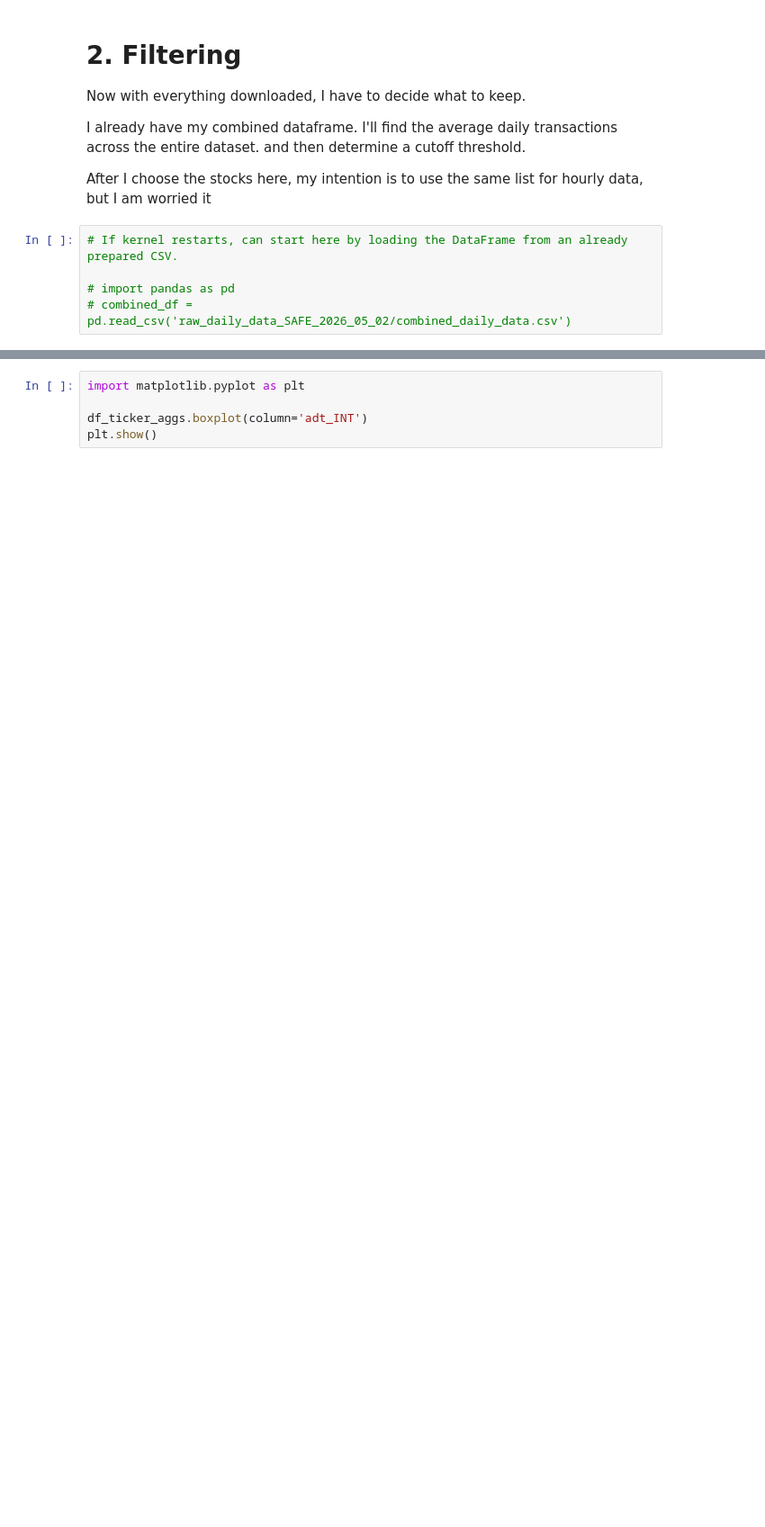
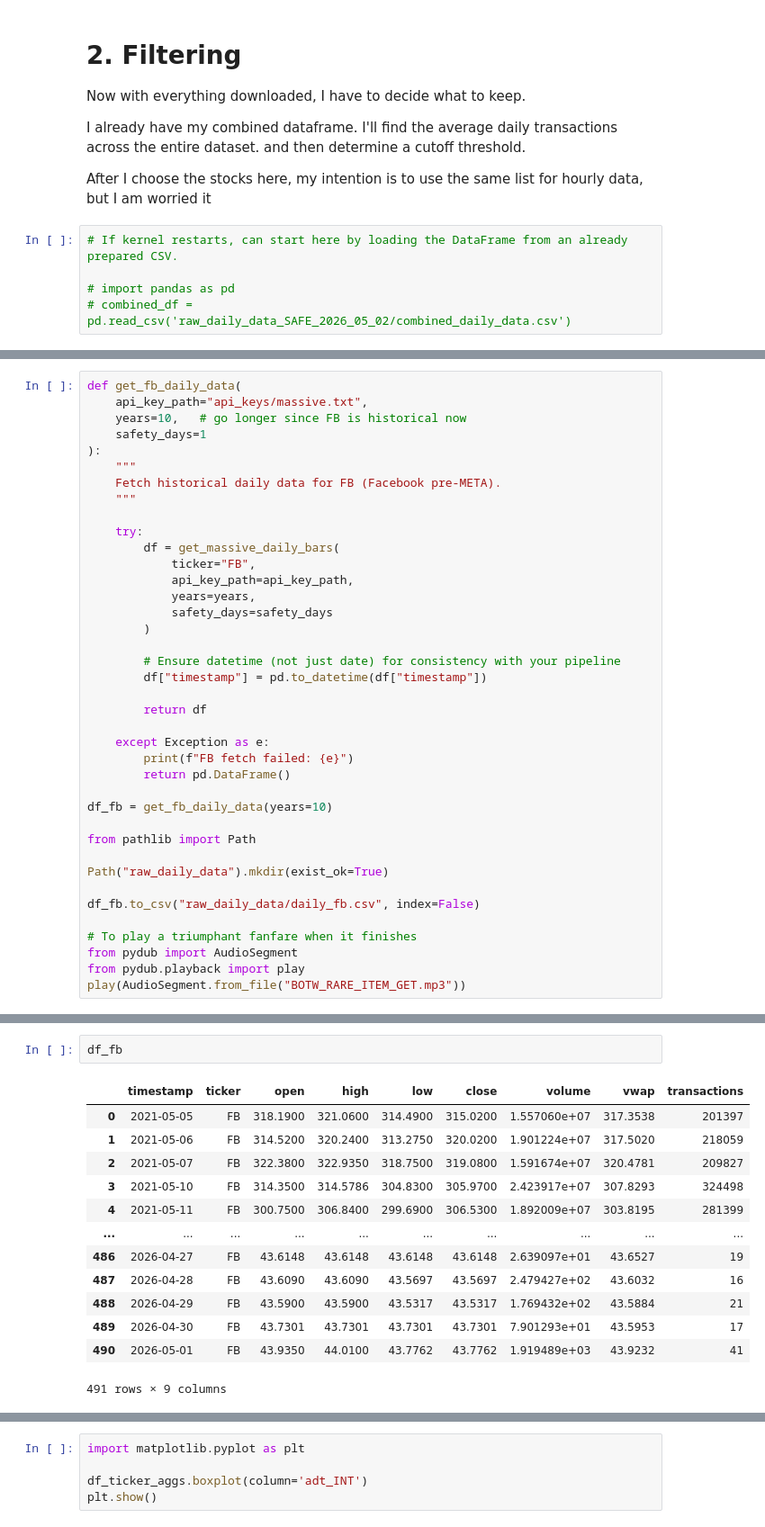
Before and after one commit to matthewcavanaugh96/megalabs, a Jupyter notebook: stock_prediction/1a - Daily Data ETL attempt 3.ipynb, the cells around one changed output, grey strips where cells are left out. Shown at 90% size. Cells and saved outputs as stored; diff of their text form; blank space fills up the shorter version.

```diff
--- a/stock_prediction/1a - Daily Data ETL.ipynb
+++ b/stock_prediction/1a - Daily Data ETL attempt 3.ipynb
@@ -370,0 +406,39 @@ combined_df
+# %%
+def get_fb_daily_data(
+    api_key_path="api_keys/massive.txt",
+    years=10,   # go longer since FB is historical now
+    safety_days=1
+):
+    """
+    Fetch historical daily data for FB (Facebook pre-META).
+    """
+
+    try:
+        df = get_massive_daily_bars(
+            ticker="FB",
+            api_key_path=api_key_path,
+            years=years,
+            safety_days=safety_days
+        )
+
+        # Ensure datetime (not just date) for consistency with your pipeline
+        df["timestamp"] = pd.to_datetime(df["timestamp"])
+
+        return df
+
+    except Exception as e:
+        print(f"FB fetch failed: {e}")
+        return pd.DataFrame()
+
+df_fb = get_fb_daily_data(years=10)
+
+from pathlib import Path
+
+Path("raw_daily_data").mkdir(exist_ok=True)
+
+df_fb.to_csv("raw_daily_data/daily_fb.csv", index=False)
+
+# To play a triumphant fanfare when it finishes
+from pydub import AudioSegment
+from pydub.playback import play
+play(AudioSegment.from_file("BOTW_RARE_ITEM_GET.mp3"))
@@ -370,0 +451,16 @@ combined_df
+# %%
+df_fb
+# %% [output]
+|  | timestamp | ticker | open | high | low | close | volume | vwap | transactions |
+| 0 | 2021-05-05 | FB | 318.1900 | 321.0600 | 314.4900 | 315.0200 | 1.557060e+07 | 317.3538 | 201397 |
+| 1 | 2021-05-06 | FB | 314.5200 | 320.2400 | 313.2750 | 320.0200 | 1.901224e+07 | 317.5020 | 218059 |
+| 2 | 2021-05-07 | FB | 322.3800 | 322.9350 | 318.7500 | 319.0800 | 1.591674e+07 | 320.4781 | 209827 |
+| 3 | 2021-05-10 | FB | 314.3500 | 314.5786 | 304.8300 | 305.9700 | 2.423917e+07 | 307.8293 | 324498 |
+| 4 | 2021-05-11 | FB | 300.7500 | 306.8400 | 299.6900 | 306.5300 | 1.892009e+07 | 303.8195 | 281399 |
+| ... | ... | ... | ... | ... | ... | ... | ... | ... | ... |
+| 486 | 2026-04-27 | FB | 43.6148 | 43.6148 | 43.6148 | 43.6148 | 2.639097e+01 | 43.6527 | 19 |
+| 487 | 2026-04-28 | FB | 43.6090 | 43.6090 | 43.5697 | 43.5697 | 2.479427e+02 | 43.6032 | 16 |
+| 488 | 2026-04-29 | FB | 43.5900 | 43.5900 | 43.5317 | 43.5317 | 1.769432e+02 | 43.5884 | 21 |
+| 489 | 2026-04-30 | FB | 43.7301 | 43.7301 | 43.7301 | 43.7301 | 7.901293e+01 | 43.5953 | 17 |
+| 490 | 2026-05-01 | FB | 43.9350 | 44.0100 | 43.7762 | 43.7762 | 1.919489e+03 | 43.9232 | 41 |
+491 rows × 9 columns
```
Also changed, not shown: parts of 33 cells of this notebook, 4 other files.
